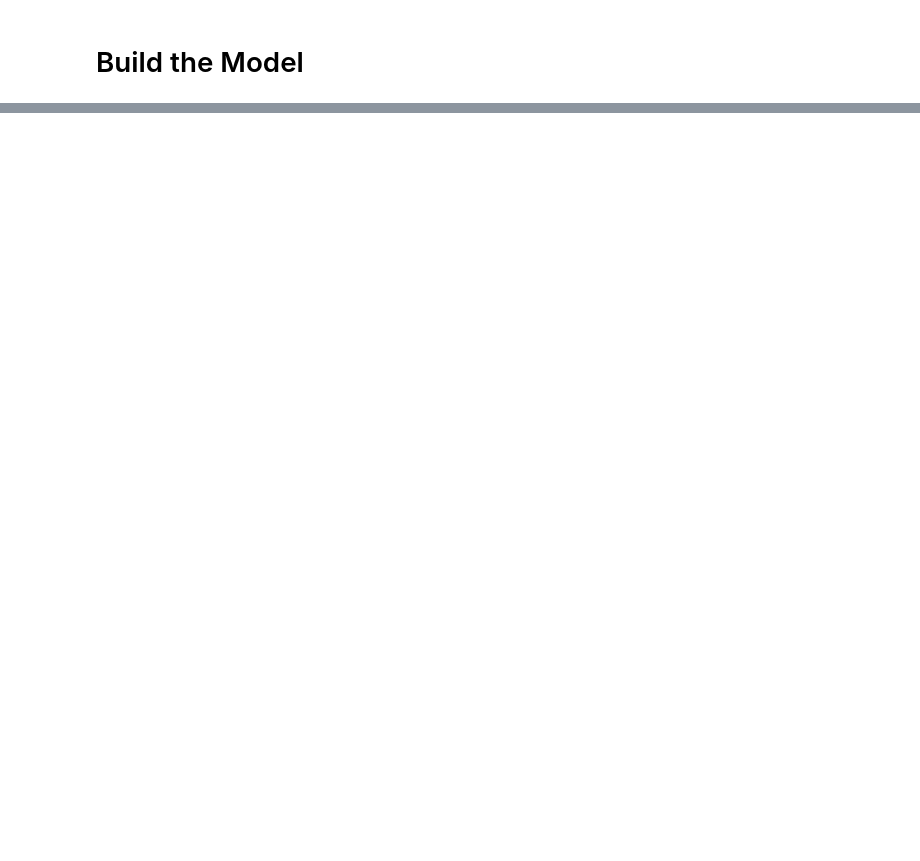
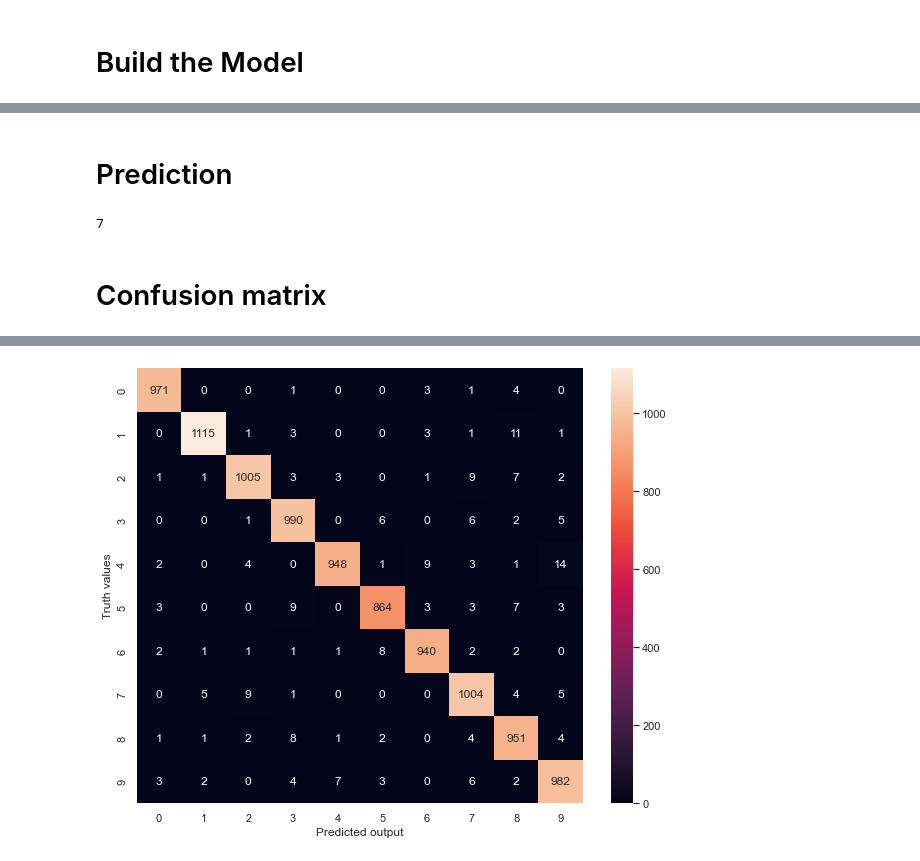
Before and after one commit to Rasel-25/ML, a Jupyter notebook: Deep_Task.ipynb, the cells around one changed output, grey strips where cells are left out. Saved outputs shown, nothing was run; the diff lists cells and outputs as text; code cells hidden in the pictures; blank space fills up the shorter version.

```diff
--- a/Deep_Task.ipynb
+++ b/Deep_Task.ipynb
@@ -101,3 +86,5 @@ model=keras.Sequential() # loding the model
 # %%
 # using add() to add individul layer
-model.add(Dense(64,activation='relu',input_dim=784)) #input_dim which using to define the dimention of the image
+model.add(Dense(64,activation='relu',input_dim=784)) # Input layer  #input_dim which using to define the dimention of the image
+model.add(Dense(64,activation='relu')) # hidden layer
+model.add(Dense(10,activation='softmax')) # output layer
@@ -103,0 +93,6 @@ model.add(Dense(64,activation='relu',input_dim=784)) #input_dim which using to d
+# %%
+model.compile(
+    optimizer='adam',
+    loss='CategoricalCrossentropy',
+    metrics=['accuracy'],
+)
@@ -103,0 +103,7 @@ model.add(Dense(64,activation='relu',input_dim=784)) #input_dim which using to d
+# %%
+model.fit(
+    xtrain,
+    to_categorical(ytrain),
+    epochs=10,  # number of iteration
+    batch_size=32,
+    )
@@ -103,0 +115,2 @@ model.add(Dense(64,activation='relu',input_dim=784)) #input_dim which using to d
+# %% [markdown]
+# Prediction
@@ -103,0 +120,16 @@ model.add(Dense(64,activation='relu',input_dim=784)) #input_dim which using to d
+# %%
+np.argmax(pred[0])
+# %% [output]
+7
+# %% [markdown]
+# Confusion matrix
+# %%
+y_pred=model.predict(xtest)
+ypred=[np.argmax(i) for i in y_pred]
+con_matrix=tf.math.confusion_matrix(labels=ytest,predictions=ypred)
+plt.figure(figsize=(10,8))
+sns.heatmap(con_matrix,annot=True,fmt='d')
+plt.xlabel('Predicted output')
+plt.ylabel('Truth values')
+plt.show()
+# %% [output]
@@ -103,0 +137 @@ model.add(Dense(64,activation='relu',input_dim=784)) #input_dim which using to d
+[figure, added]
```
Also changed, not shown: parts of 18 cells of this notebook, 2 other files.
